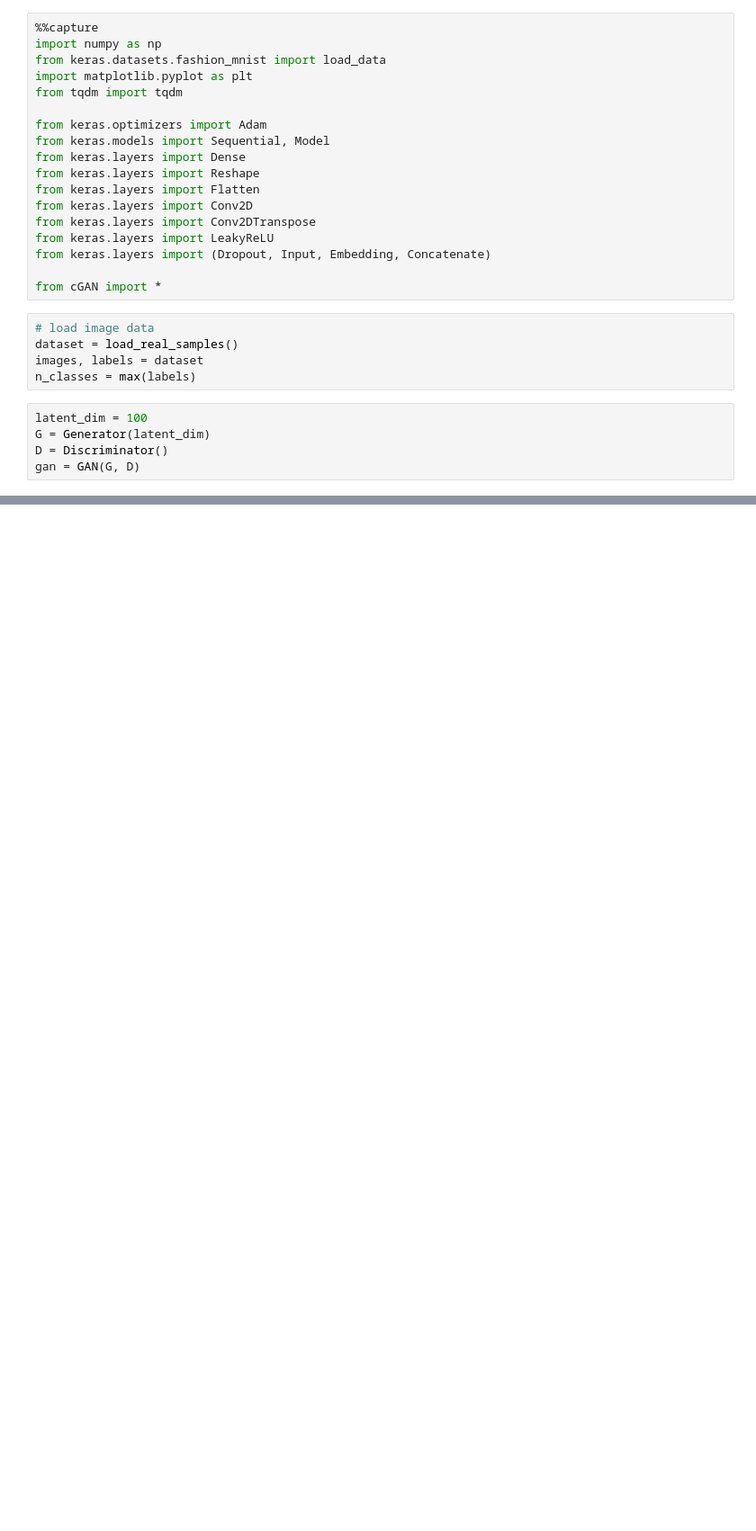
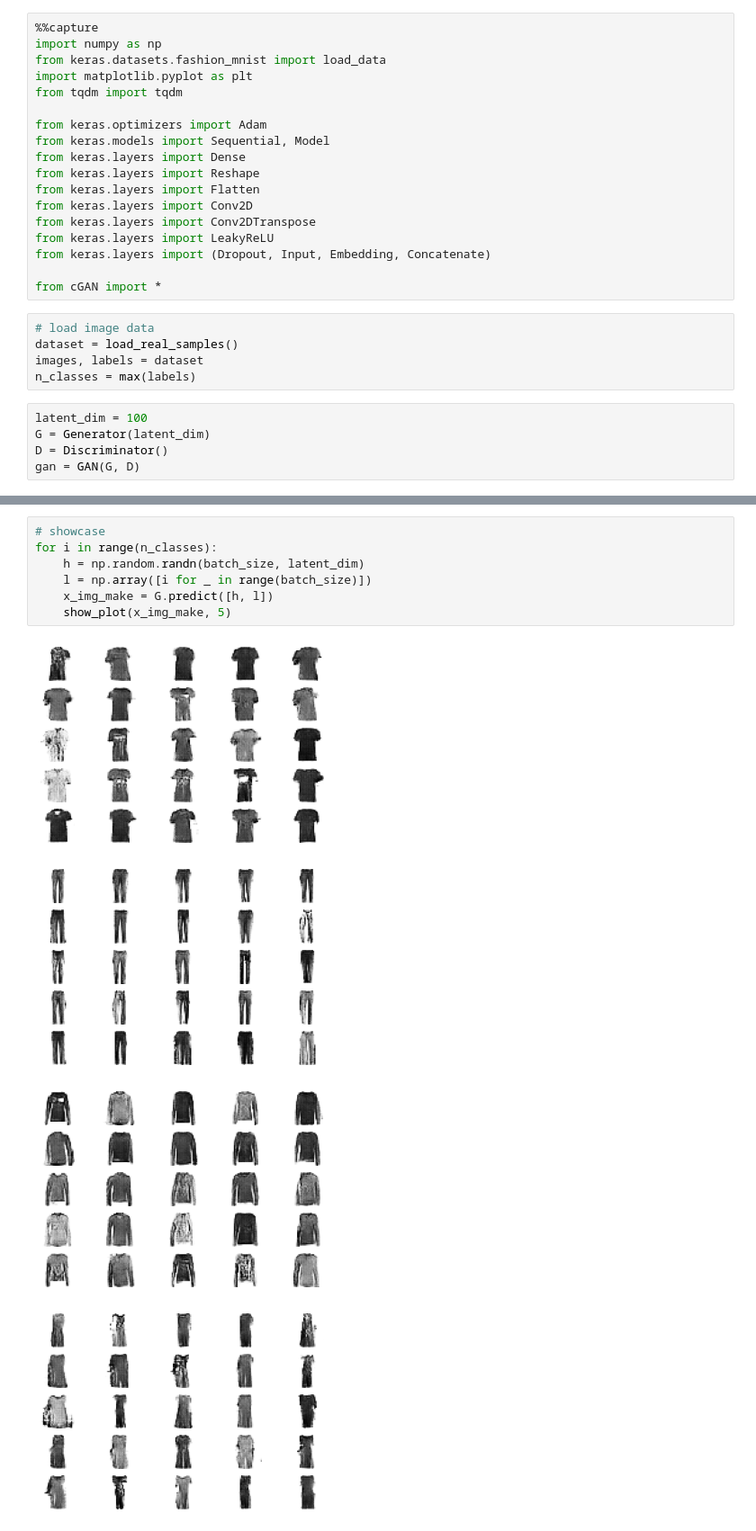
Before and after one commit to Apollo1840/GAN, a Jupyter notebook: cGAN_FashionMNIST2.ipynb, the cells around one changed output, grey strips where cells are left out. Shown at 90% size. Cells and saved outputs as stored; diff of their text form; blank space fills up the shorter version.

```diff
--- a/cGAN_FashionMNIST2.ipynb
+++ b/cGAN_FashionMNIST2.ipynb
@@ -65,0 +69,12 @@ for i in range(n_epochs):
+# %%
+# showcase
+for i in range(n_classes):
+    h = np.random.randn(batch_size, latent_dim)
+    l = np.array([i for _ in range(batch_size)])
+    x_img_make = G.predict([h, l])
+    show_plot(x_img_make, 5)
+# %% [output]
+[figure, added]
+[figure, added]
+[figure, added]
+[figure, added]
```
Also changed, not shown: parts of 2 cells of this notebook.
